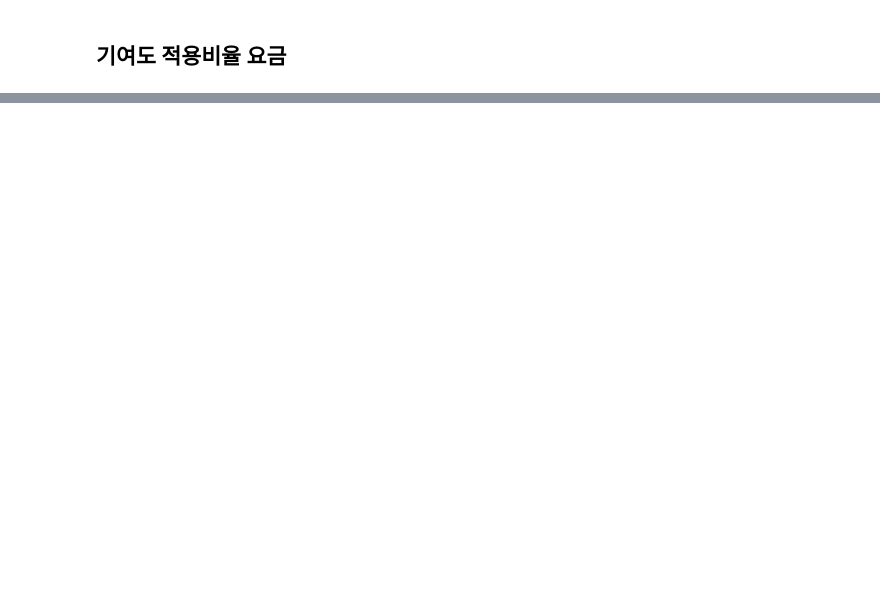
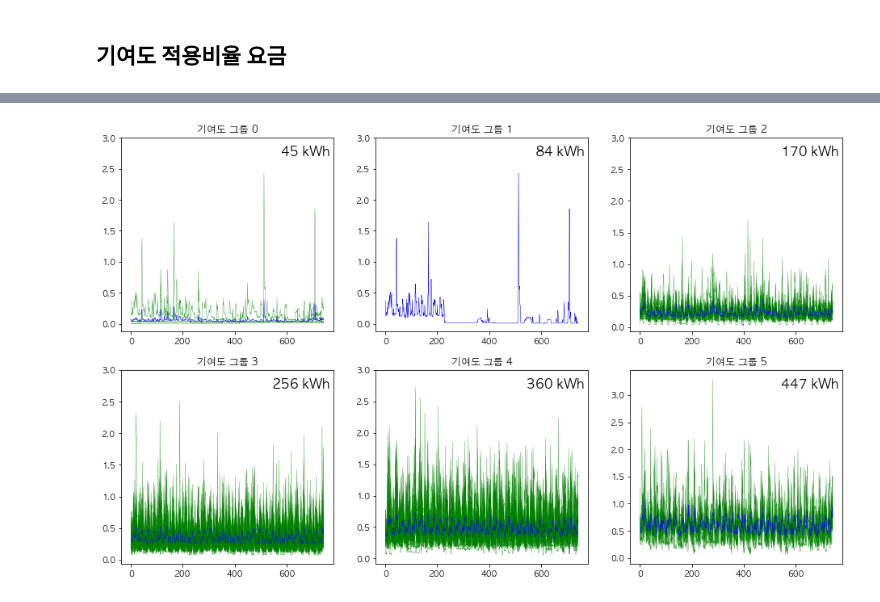
Before and after one commit to formegusto/distribution-public-fee, a Jupyter notebook: pt3.그룹별 (Pattern Based) 가격분배.ipynb, the cells around one changed output, grey strips where cells are left out. Drawn from its saved outputs; the diff is of its cells as text; code cells hidden in the pictures; blank space fills up the shorter version.

```diff
--- a/pt3.그룹별 (Pattern Based) 가격분배.ipynb
+++ b/pt3.그룹별 (Pattern Based) 가격분배.ipynb
@@ -414,0 +630,32 @@ problem_simple_cont
+# %%
+y, x = np.histogram(month_df['usage (kWh)'].values, bins=K)
+hist_df = pd.DataFrame(columns=['start', 'end', '가구 수'])
+
+for idx, _x in enumerate(x[:-1]):
+    _y = y[idx]
+
+    start = _x
+    end = x[idx + 1]
+
+    hist_df = hist_df.append({
+        "start": start,
+        "end": end,
+        "가구 수": _y
+    }, ignore_index=True)
+
+groups = np.array([])
+
+for usage in month_df['usage (kWh)']:
+    chk = []
+
+    for idx, row in hist_df.iterrows():
+        start = row['start']
+        end = row['end']
+
+        chk.append((usage >= start) and (usage <= end))
+
+    group_num = np.where(chk)[0][0]
+    groups = np.append(groups, group_num).astype("int")
+
+month_df['그룹 번호'] = groups
+month_df.head(10)
@@ -414,0 +674,11 @@ problem_simple_cont
+# %%
+hist_means = KMeans(datas=m_60_1.T.values)
+hist_means.init_setting()
+# %%
+hist_means.labels_ = month_df['그룹 번호']
+hist_means.next_setting()
+# hist_means.next()
+hist_means.sorting()
+hist_means.draw_plot(name="기여도 그룹")
+# %% [output]
+[figure, added]
```
Also changed, not shown: parts of 63 cells of this notebook, 3 other files.
